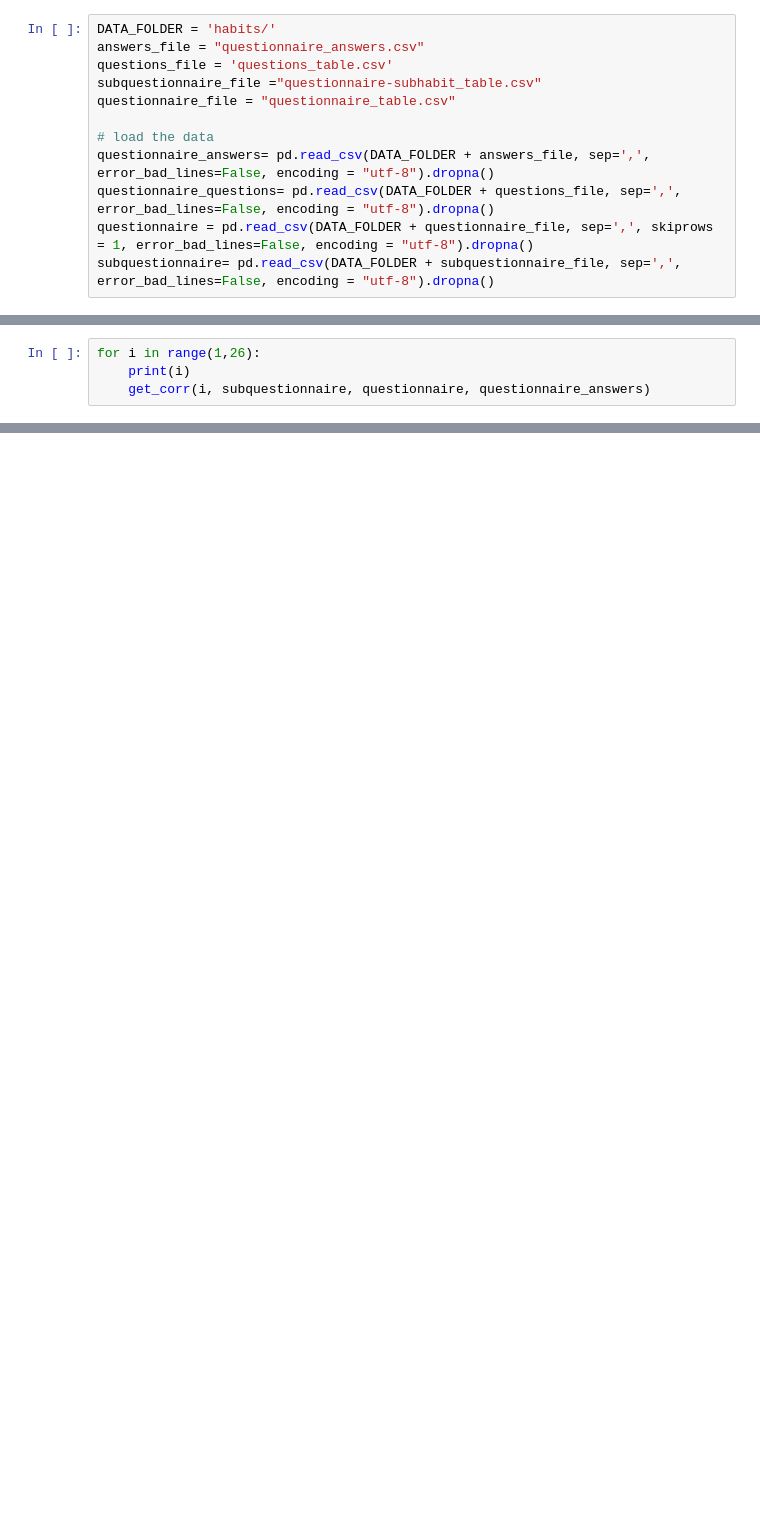
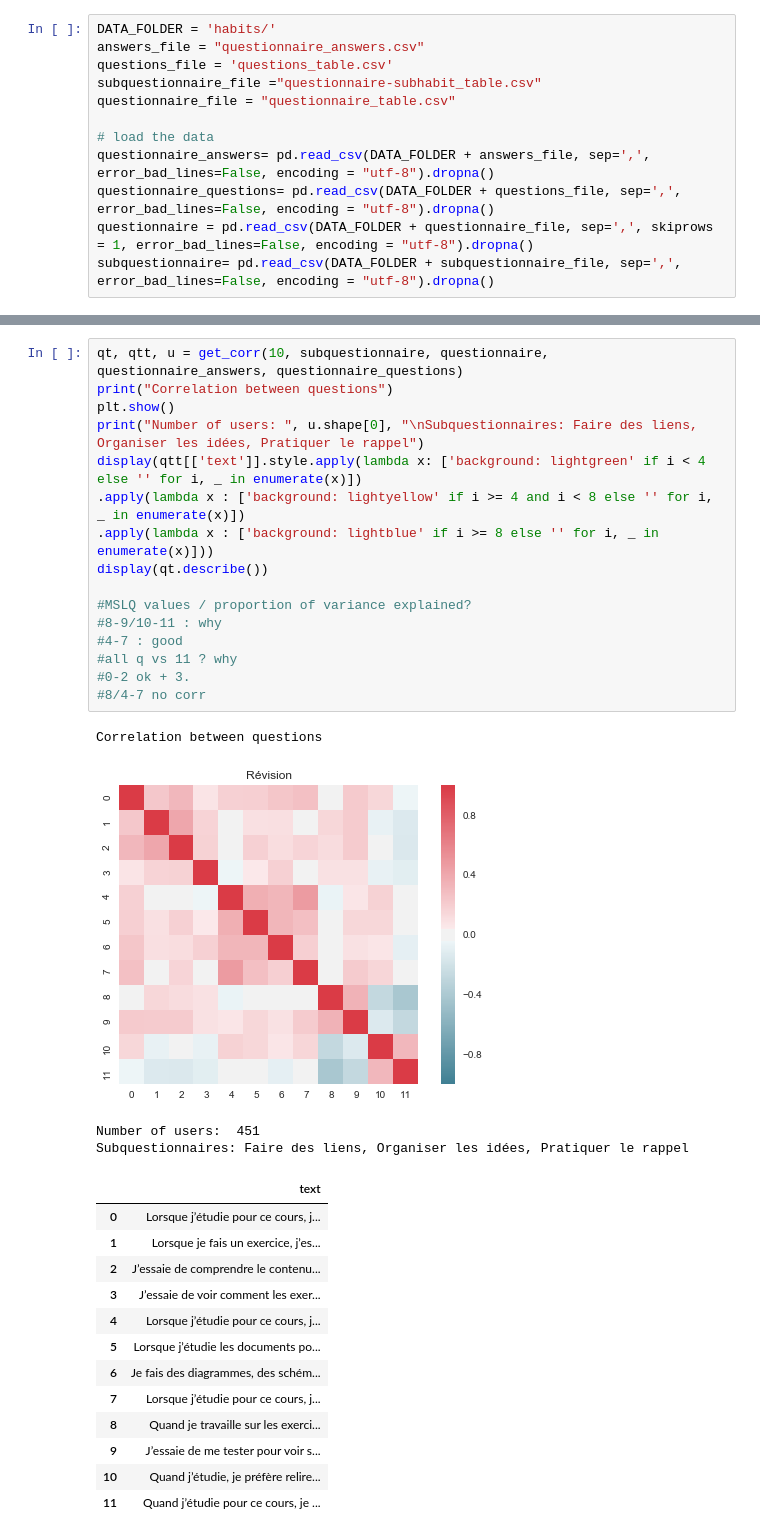
Before and after one commit to MrymZakani/SHS_project, a Jupyter notebook: correlation.ipynb, the cells around one changed output, grey strips where cells are left out. Cells and saved outputs as stored; diff of their text form; blank space fills up the shorter version.

```diff
--- a/correlation.ipynb
+++ b/correlation.ipynb
@@ -102,4 +106,0 @@ qtt
-# %%
-for i in range(1,26):
-    print(i)
-    get_corr(i, subquestionnaire, questionnaire, questionnaire_answers)
@@ -119,0 +107,34 @@ for i in range(1,26):
+# %%
+qt, qtt, u = get_corr(10, subquestionnaire, questionnaire, questionnaire_answers, questionnaire_questions)
+print("Correlation between questions")
+plt.show()
+print("Number of users: ", u.shape[0], "\nSubquestionnaires: Faire des liens, Organiser les idées, Pratiquer le rappel")
+display(qtt[['text']].style.apply(lambda x: ['background: lightgreen' if i < 4 else '' for i, _ in enumerate(x)])
+.apply(lambda x : ['background: lightyellow' if i >= 4 and i < 8 else '' for i, _ in enumerate(x)])
+.apply(lambda x : ['background: lightblue' if i >= 8 else '' for i, _ in enumerate(x)]))
+display(qt.describe())
+
+#MSLQ values / proportion of variance explained?
+#8-9/10-11 : why
+#4-7 : good
+#all q vs 11 ? why
+#0-2 ok + 3.
+#8/4-7 no corr
+# %% [output]
+Correlation between questions
+[figure, added]
+Number of users:  451
+Subquestionnaires: Faire des liens, Organiser les idées, Pratiquer le rappel
+|  | text |
+| 0 | Lorsque j’étudie pour ce cours, j... |
+| 1 | Lorsque je fais un exercice, j’es... |
+| 2 | J’essaie de comprendre le contenu... |
+| 3 | J’essaie de voir comment les exer... |
+| 4 | Lorsque j’étudie pour ce cours, j... |
+| 5 | Lorsque j’étudie les documents po... |
+| 6 | Je fais des diagrammes, des schém... |
+| 7 | Lorsque j’étudie pour ce cours, j... |
+| 8 | Quand je travaille sur les exerci... |
+| 9 | J’essaie de me tester pour voir s... |
+| 10 | Quand j’étudie, je préfère relire... |
+| 11 | Quand j’étudie pour ce cours, je ... |
```
Also changed, not shown: parts of 7 cells of this notebook.
